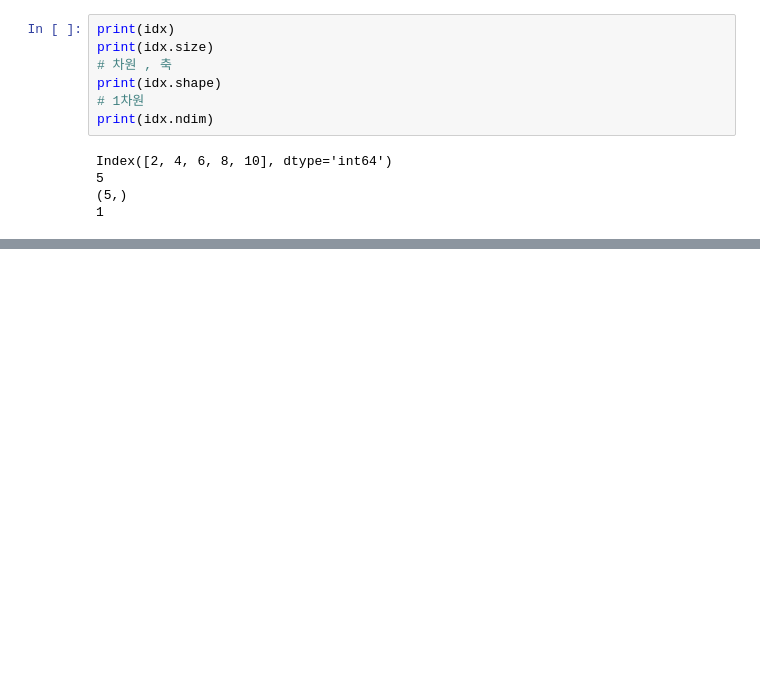
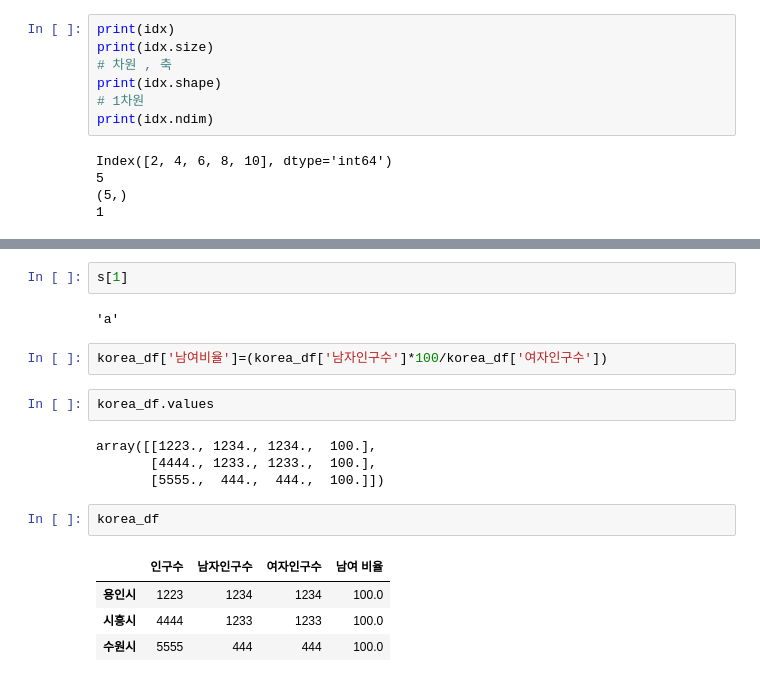
Before and after one commit to yumi-jun/LearnPandas, a Jupyter notebook: 판다스.ipynb, the cells around one changed output, grey strips where cells are left out. Cells and saved outputs as stored; diff of their text form; blank space fills up the shorter version.

```diff
--- a/판다스.ipynb
+++ b/판다스.ipynb
@@ -146,0 +228,19 @@ Index([1, 2, 3, 4, 5, 6, 7, 8, 9], dtype='int64')
+# %%
+s[1]
+# %% [output]
+'a'
+# %%
+korea_df['남여비율']=(korea_df['남자인구수']*100/korea_df['여자인구수'])
+# %%
+korea_df.values
+# %% [output]
+array([[1223., 1234., 1234.,  100.],
+       [4444., 1233., 1233.,  100.],
+       [5555.,  444.,  444.,  100.]])
+# %%
+korea_df
+# %% [output]
+|  | 인구수 | 남자인구수 | 여자인구수 | 남여 비율 |
+| 용인시 | 1223 | 1234 | 1234 | 100.0 |
+| 시흥시 | 4444 | 1233 | 1233 | 100.0 |
+| 수원시 | 5555 | 444 | 444 | 100.0 |
```
Also changed, not shown: parts of 34 cells of this notebook.
